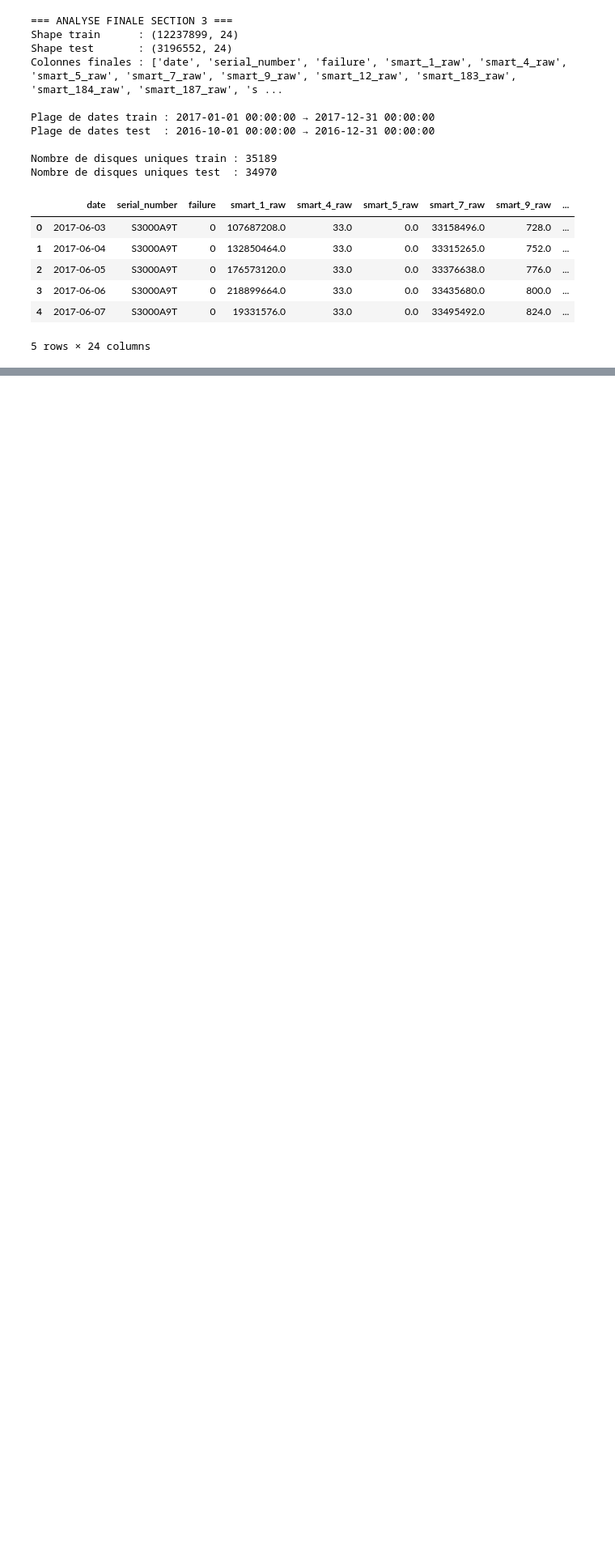
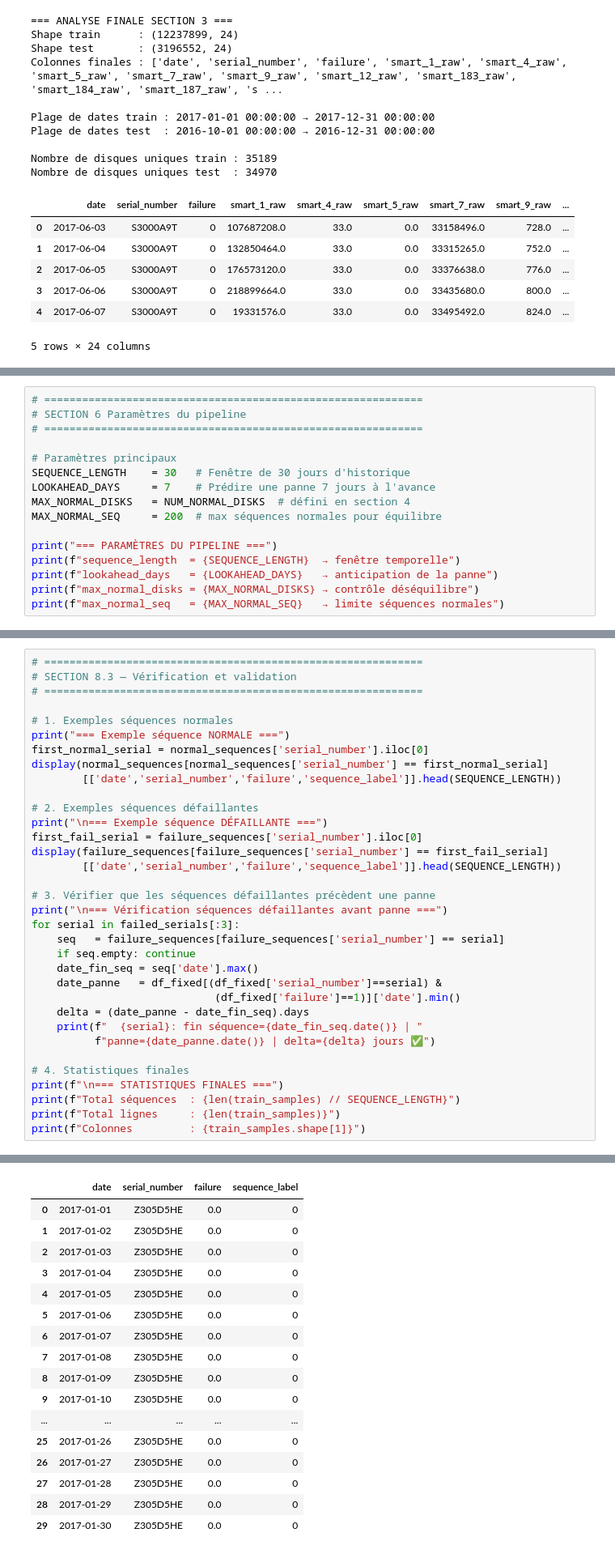
Before and after one commit to selim679/Backblaze-panne-disques-durs, a Jupyter notebook: notebookbacklaze.ipynb, the cells around one changed output, grey strips where cells are left out. Shown at 81% size. Saved outputs shown, nothing was run; the diff lists cells and outputs as text; blank space fills up the shorter version.

```diff
--- a/notebookbacklaze.ipynb
+++ b/notebookbacklaze.ipynb
@@ -559,0 +818,16 @@ Nombre de disques uniques test  : 34970
+# %%
+# ============================================================
+# SECTION 6 Paramètres du pipeline
+# ============================================================
+
+# Paramètres principaux
+SEQUENCE_LENGTH    = 30   # Fenêtre de 30 jours d'historique
+LOOKAHEAD_DAYS     = 7    # Prédire une panne 7 jours à l'avance
+MAX_NORMAL_DISKS   = NUM_NORMAL_DISKS  # défini en section 4
+MAX_NORMAL_SEQ     = 200  # max séquences normales pour équilibre
+
+print("=== PARAMÈTRES DU PIPELINE ===")
+print(f"sequence_length  = {SEQUENCE_LENGTH}  → fenêtre temporelle")
+print(f"lookahead_days   = {LOOKAHEAD_DAYS}   → anticipation de la panne")
+print(f"max_normal_disks = {MAX_NORMAL_DISKS} → contrôle déséquilibre")
+print(f"max_normal_seq   = {MAX_NORMAL_SEQ}   → limite séquences normales")
@@ -559,0 +1017,35 @@ Nombre de disques uniques test  : 34970
+# %%
+# ============================================================
+# SECTION 8.3 — Vérification et validation
+# ============================================================
+
+# 1. Exemples séquences normales
+print("=== Exemple séquence NORMALE ===")
+first_normal_serial = normal_sequences['serial_number'].iloc[0]
+display(normal_sequences[normal_sequences['serial_number'] == first_normal_serial]
+        [['date','serial_number','failure','sequence_label']].head(SEQUENCE_LENGTH))
+
+# 2. Exemples séquences défaillantes
+print("\n=== Exemple séquence DÉFAILLANTE ===")
+first_fail_serial = failure_sequences['serial_number'].iloc[0]
+display(failure_sequences[failure_sequences['serial_number'] == first_fail_serial]
+        [['date','serial_number','failure','sequence_label']].head(SEQUENCE_LENGTH))
+
+# 3. Vérifier que les séquences défaillantes précèdent une panne
+print("\n=== Vérification séquences défaillantes avant panne ===")
+for serial in failed_serials[:3]:
+    seq   = failure_sequences[failure_sequences['serial_number'] == serial]
+    if seq.empty: continue
+    date_fin_seq = seq['date'].max()
+    date_panne   = df_fixed[(df_fixed['serial_number']==serial) &
+                             (df_fixed['failure']==1)]['date'].min()
+    delta = (date_panne - date_fin_seq).days
+    print(f"  {serial}: fin séquence={date_fin_seq.date()} | "
+          f"panne={date_panne.date()} | delta={delta} jours ✅")
+
+# 4. Statistiques finales
+print(f"\n=== STATISTIQUES FINALES ===")
+print(f"Total séquences  : {len(train_samples) // SEQUENCE_LENGTH}")
+print(f"Total lignes     : {len(train_samples)}")
+print(f"Colonnes         : {train_samples.shape[1]}")
+# %% [output]
@@ -559,0 +1053,17 @@ Nombre de disques uniques test  : 34970
+|  | date | serial_number | failure | sequence_label |
+| 0 | 2017-01-01 | Z305D5HE | 0.0 | 0 |
+| 1 | 2017-01-02 | Z305D5HE | 0.0 | 0 |
+| 2 | 2017-01-03 | Z305D5HE | 0.0 | 0 |
+| 3 | 2017-01-04 | Z305D5HE | 0.0 | 0 |
+| 4 | 2017-01-05 | Z305D5HE | 0.0 | 0 |
+| 5 | 2017-01-06 | Z305D5HE | 0.0 | 0 |
+| 6 | 2017-01-07 | Z305D5HE | 0.0 | 0 |
+| 7 | 2017-01-08 | Z305D5HE | 0.0 | 0 |
+| 8 | 2017-01-09 | Z305D5HE | 0.0 | 0 |
+| 9 | 2017-01-10 | Z305D5HE | 0.0 | 0 |
+| ... | ... | ... | ... | ... |
+| 25 | 2017-01-26 | Z305D5HE | 0.0 | 0 |
+| 26 | 2017-01-27 | Z305D5HE | 0.0 | 0 |
+| 27 | 2017-01-28 | Z305D5HE | 0.0 | 0 |
+| 28 | 2017-01-29 | Z305D5HE | 0.0 | 0 |
+| 29 | 2017-01-30 | Z305D5HE | 0.0 | 0 |
```
Also changed, not shown: parts of 16 cells of this notebook.
